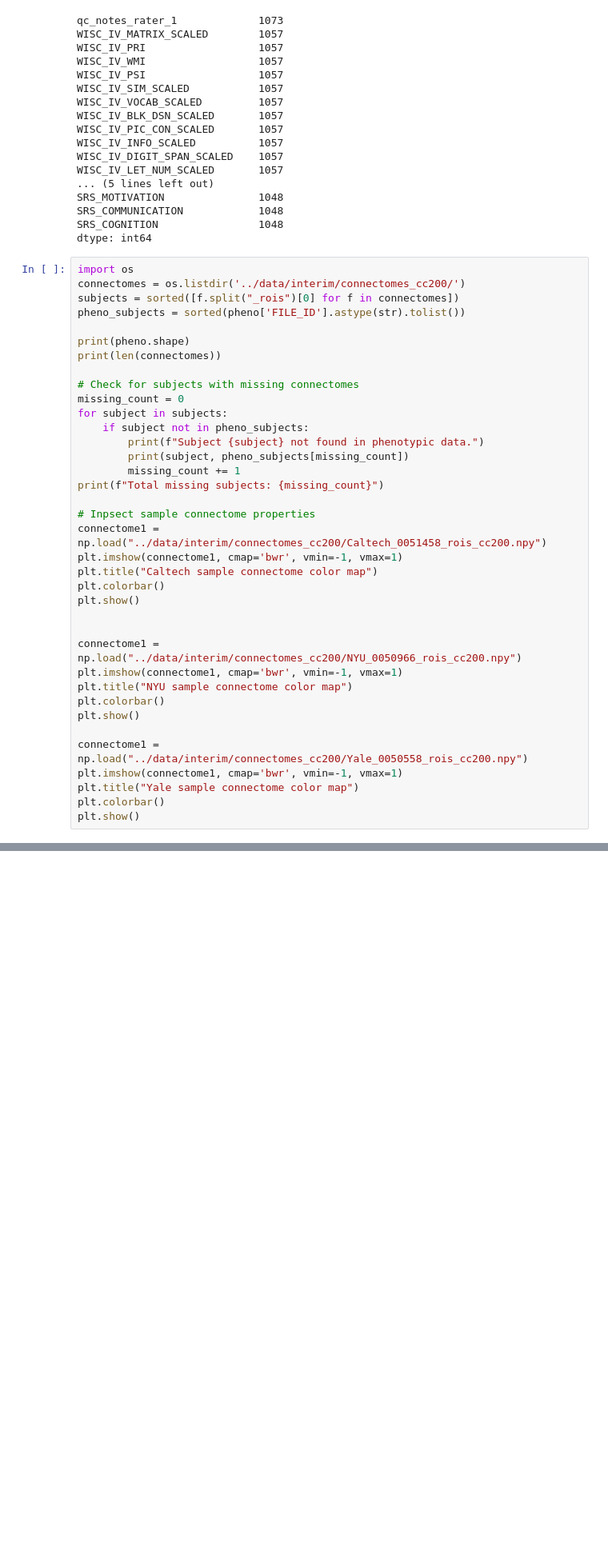
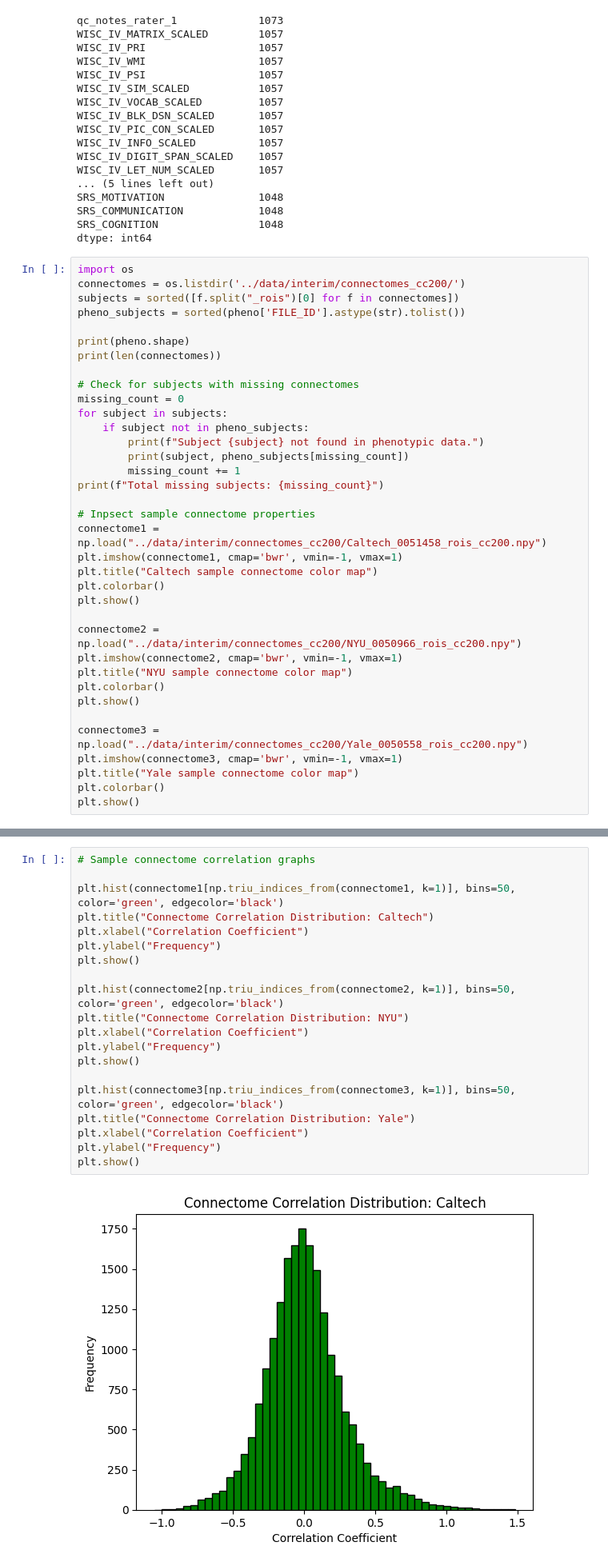
Before and after one commit to rithvik-palepu/autism-classification, a Jupyter notebook: notebooks/01_explore.ipynb, the cells around one changed output, grey strips where cells are left out. Shown at 80% size. Saved outputs shown, nothing was run; the diff lists cells and outputs as text; blank space fills up the shorter version.

Commit message:
"Plotted connectome correlation distributions, PCA of connectomes by site, mean & overall distribution of connectome diffference in ASD vs. TD groups"

```diff
--- a/notebooks/01_explore.ipynb
+++ b/notebooks/01_explore.ipynb
@@ -179,15 +179,14 @@ plt.title("Caltech sample connectome color map")
 plt.colorbar()
 plt.show()
 
-
-connectome1 = np.load("../data/interim/connectomes_cc200/NYU_0050966_rois_cc200.npy")
-plt.imshow(connectome1, cmap='bwr', vmin=-1, vmax=1)
+connectome2 = np.load("../data/interim/connectomes_cc200/NYU_0050966_rois_cc200.npy")
+plt.imshow(connectome2, cmap='bwr', vmin=-1, vmax=1)
 plt.title("NYU sample connectome color map")
 plt.colorbar()
 plt.show()
 
-connectome1 = np.load("../data/interim/connectomes_cc200/Yale_0050558_rois_cc200.npy")
-plt.imshow(connectome1, cmap='bwr', vmin=-1, vmax=1)
+connectome3 = np.load("../data/interim/connectomes_cc200/Yale_0050558_rois_cc200.npy")
+plt.imshow(connectome3, cmap='bwr', vmin=-1, vmax=1)
 plt.title("Yale sample connectome color map")
 plt.colorbar()
 plt.show()
@@ -198,3 +197,25 @@ Total missing subjects: 0
 [figure]
 [figure]
 [figure]
+# %%
+# Sample connectome correlation graphs
+
+plt.hist(connectome1[np.triu_indices_from(connectome1, k=1)], bins=50, color='green', edgecolor='black')
+plt.title("Connectome Correlation Distribution: Caltech")
+plt.xlabel("Correlation Coefficient")
+plt.ylabel("Frequency")
+plt.show()
+
+plt.hist(connectome2[np.triu_indices_from(connectome2, k=1)], bins=50, color='green', edgecolor='black')
+plt.title("Connectome Correlation Distribution: NYU")
+plt.xlabel("Correlation Coefficient")
+plt.ylabel("Frequency")
+plt.show()
+
+plt.hist(connectome3[np.triu_indices_from(connectome3, k=1)], bins=50, color='green', edgecolor='black')
+plt.title("Connectome Correlation Distribution: Yale")
+plt.xlabel("Correlation Coefficient")
+plt.ylabel("Frequency")
+plt.show()
+# %% [output]
+[figure, added]
```
Also changed, not shown: parts of 3 cells of this notebook.
